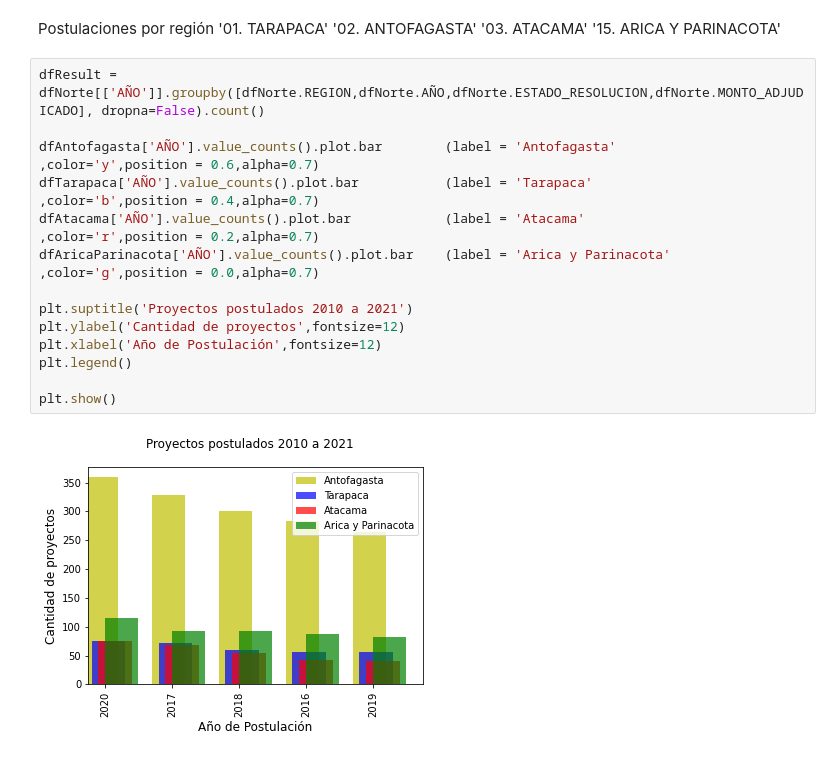
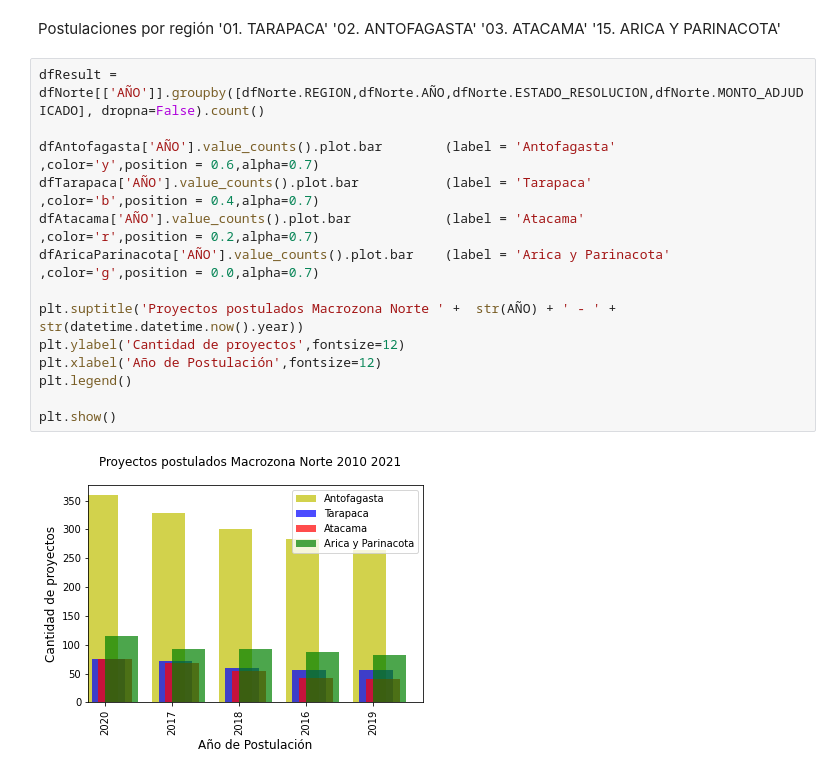
Before and after one commit to SEREMICTCI/DatosMacrozonales, a Jupyter notebook: src/proyectos_postulados_anid.ipynb, the cells around one changed output. Drawn from its saved outputs; the diff is of its cells as text.

```diff
--- a/src/proyectos_postulados_anid.ipynb
+++ b/src/proyectos_postulados_anid.ipynb
@@ -80,19 +79,19 @@ Postulaciones por región '01. TARAPACA' '02. ANTOFAGASTA' '03. ATACAMA' '15. AR
 # %%
 dfResult = dfNorte[['AÑO']].groupby([dfNorte.REGION,dfNorte.AÑO,dfNorte.ESTADO_RESOLUCION,dfNorte.MONTO_ADJUDICADO], dropna=False).count()
 
 dfAntofagasta['AÑO'].value_counts().plot.bar        (label = 'Antofagasta'        ,color='y',position = 0.6,alpha=0.7)
 dfTarapaca['AÑO'].value_counts().plot.bar           (label = 'Tarapaca'           ,color='b',position = 0.4,alpha=0.7)
 dfAtacama['AÑO'].value_counts().plot.bar            (label = 'Atacama'            ,color='r',position = 0.2,alpha=0.7)
 dfAricaParinacota['AÑO'].value_counts().plot.bar    (label = 'Arica y Parinacota' ,color='g',position = 0.0,alpha=0.7)
 
-plt.suptitle('Proyectos postulados 2010 a 2021')
+plt.suptitle('Proyectos postulados Macrozona Norte ' +  str(AÑO) + ' - ' + str(datetime.datetime.now().year))
 plt.ylabel('Cantidad de proyectos',fontsize=12)
 plt.xlabel('Año de Postulación',fontsize=12)
 plt.legend()
 
 plt.show()
 # %% [output]
-[figure, old version]
+[figure, new version]
 # %%
 dfAntofagasta['ESTADO_RESOLUCION'].value_counts().plot.bar        (label = 'Antofagasta'        ,color='y',position = 0.6,alpha=0.7)
 dfTarapaca['ESTADO_RESOLUCION'].value_counts().plot.bar           (label = 'Tarapaca'           ,color='b',position = 0.4,alpha=0.7)
```
Also changed, not shown: parts of 5 cells of this notebook.
